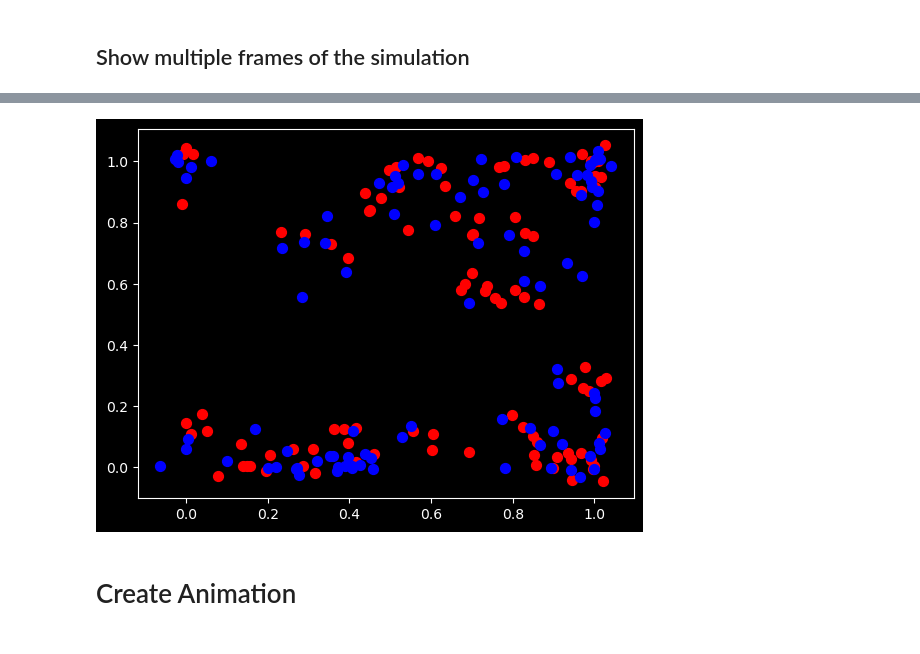
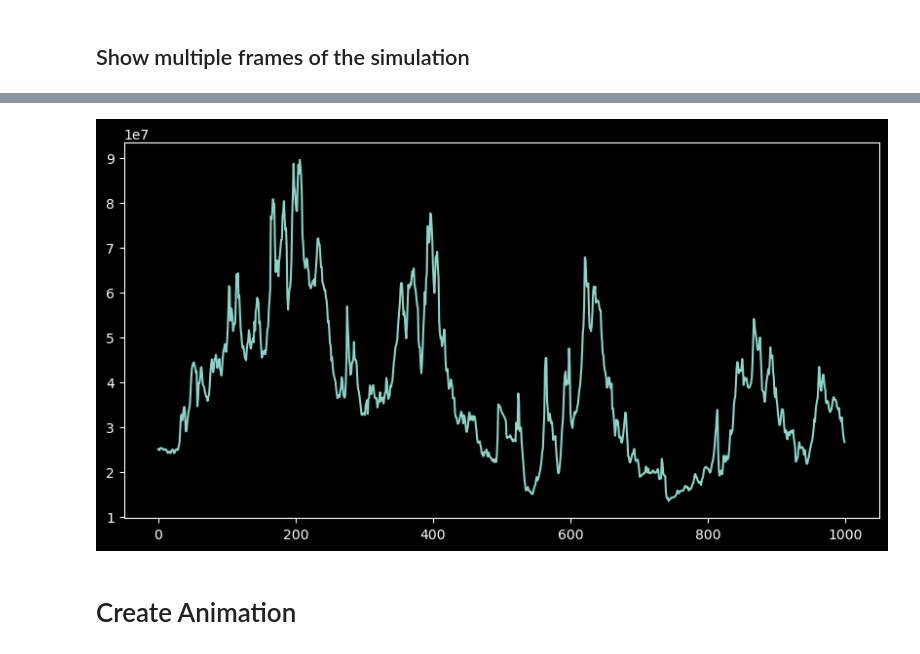
Before and after one commit to Mazchoo/PySimulation, a Jupyter notebook: BoltzmannBilliardBalls.ipynb, the cells around one changed output, grey strips where cells are left out. Drawn from its saved outputs; the diff is of its cells as text; code cells hidden in the pictures.

Commit message:
Replaced print statements with graph

```diff
--- a/BoltzmannBilliardBalls.ipynb
+++ b/BoltzmannBilliardBalls.ipynb
@@ -294,7 +294,7 @@ def run_simulation_multiple_interactions(x, v, delta_t):
 # %% [markdown]
 The problem with the above approach is that multiple collisions can occur between multiple particles. This cannot happen in real life but as part of the model, we have to assume that one particle gets one impulse from another particle. The system can change kinetic energy over time.
 # %%
-def update_velocities(v, x, diffs, dists, mask):
+def simulate_collisions(v, x, diffs, dists, mask):
     v1 = v[ALL_PAIR_IDX[mask, 0]]
     v2 = v[ALL_PAIR_IDX[mask, 1]]
 
@@ -314,7 +314,7 @@ def update_velocities(v, x, diffs, dists, mask):
 def run_simulation(x, v, delta_t):
     diffs, dists, mask = get_collision_mask(x, ALL_PAIR_IDX_T)
 
-    update_velocities(v, x, diffs, dists, mask)
+    simulate_collisions(v, x, diffs, dists, mask)
 
     x += delta_t * v
     x, v = clip_particle_positions(x, v)
@@ -340,11 +340,8 @@ Kinetic Energy 25000000.0
 v = reset_velocities(NR_PARTICLES)
 x = reset_x()
 # %%
-plt.figure(figsize=(10, 5))
-plt.subplot(1, 2, 1)
-plot_from_init_positions(x, init_right_x, init_left_x)
+energies = []
 
-plt.subplot(1, 2, 2)
 for _ in range(SIMULATION_TIMESTEPS):
     run_simulation(x, v, DELTA_T)
-    print(f'Kinetic Energy : {kinetic_energy(v):.0f}')
+    energies.append(kinetic_energy(v))
@@ -370,7 +348,8 @@ Kinetic Energy : 26647155
 # %%
-plot_from_init_positions(x, init_right_x, init_left_x)
+plt.figure(figsize=(10, 5))
+plt.plot(energies);
 # %% [output]
-[figure, old version]
+[figure, new version]
 # %% [markdown]
 # Create Animation
 # %%
```
Also changed, not shown: parts of 5 cells of this notebook.
